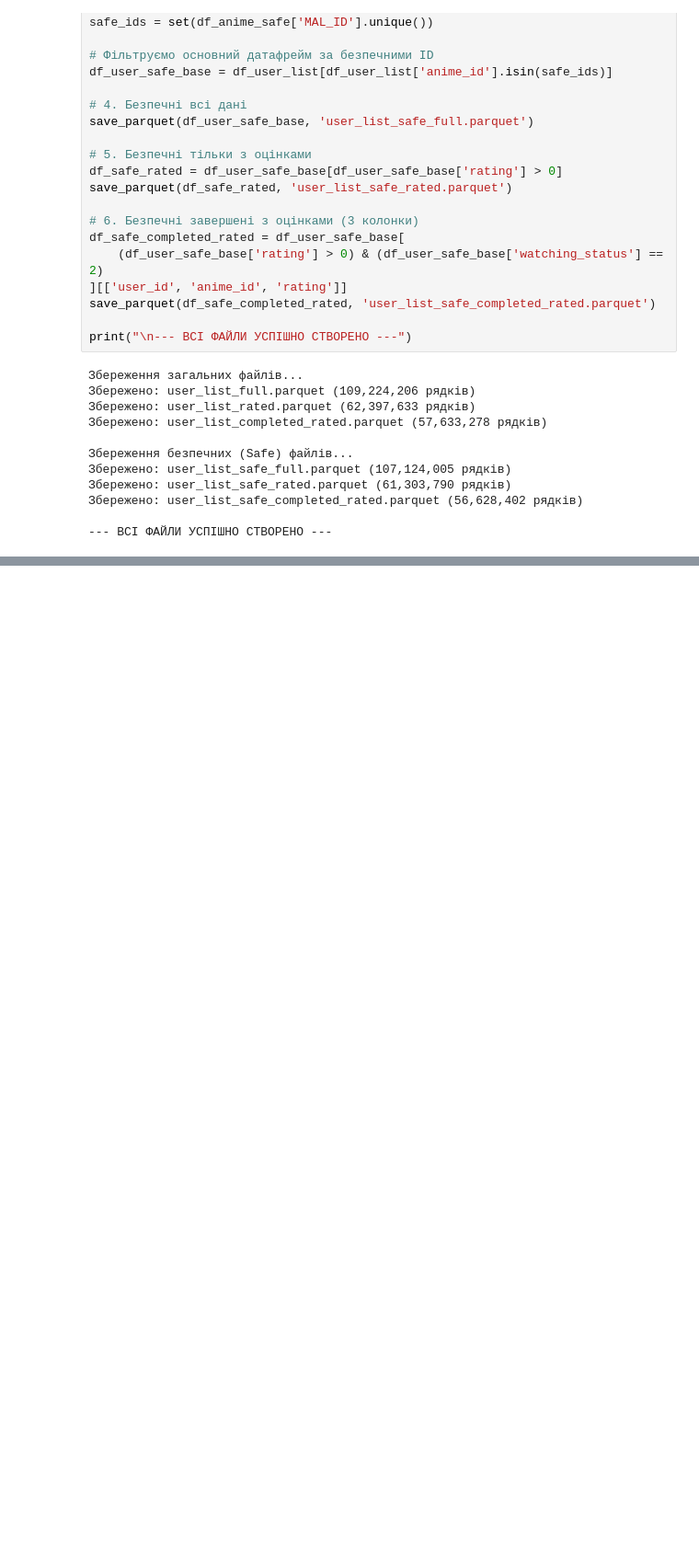
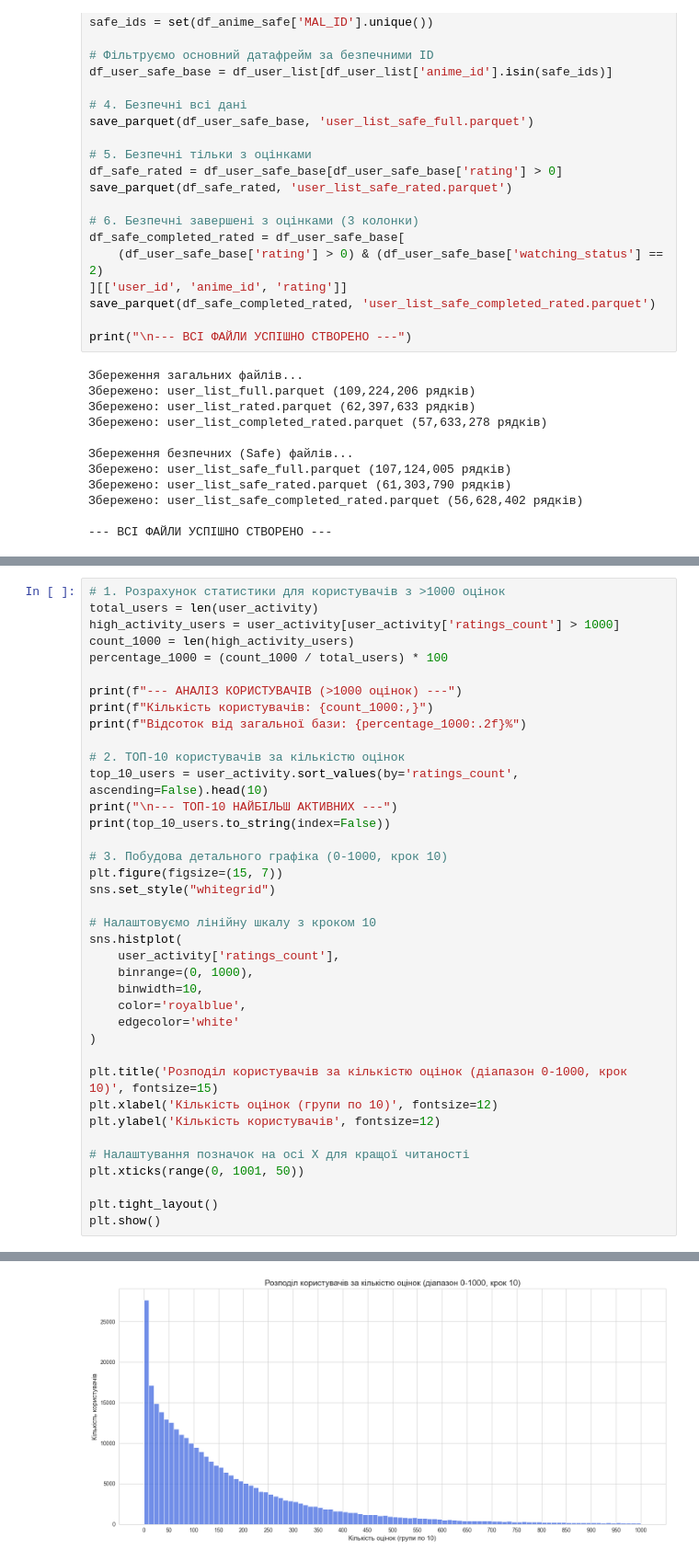
Before and after one commit to AntonBubnov/anime-rec-sys-evaluation, a Jupyter notebook: notebooks/02_user_preprocessing.ipynb, the cells around one changed output, grey strips where cells are left out. Shown at 92% size. Cells and saved outputs as stored; diff of their text form; blank space fills up the shorter version.

```diff
--- a/notebooks/02_user_preprocessing.ipynb
+++ b/notebooks/02_user_preprocessing.ipynb
@@ -505,0 +592,39 @@ print("\n--- ВСІ ФАЙЛИ УСПІШНО СТВОРЕНО ---")
+# %%
+# 1. Розрахунок статистики для користувачів з >1000 оцінок
+total_users = len(user_activity)
+high_activity_users = user_activity[user_activity['ratings_count'] > 1000]
+count_1000 = len(high_activity_users)
+percentage_1000 = (count_1000 / total_users) * 100
+
+print(f"--- АНАЛІЗ КОРИСТУВАЧІВ (>1000 оцінок) ---")
+print(f"Кількість користувачів: {count_1000:,}")
+print(f"Відсоток від загальної бази: {percentage_1000:.2f}%")
+
+# 2. ТОП-10 користувачів за кількістю оцінок
+top_10_users = user_activity.sort_values(by='ratings_count', ascending=False).head(10)
+print("\n--- ТОП-10 НАЙБІЛЬШ АКТИВНИХ ---")
+print(top_10_users.to_string(index=False))
+
+# 3. Побудова детального графіка (0-1000, крок 10)
+plt.figure(figsize=(15, 7))
+sns.set_style("whitegrid")
+
+# Налаштовуємо лінійну шкалу з кроком 10
+sns.histplot(
+    user_activity['ratings_count'],
+    binrange=(0, 1000),
+    binwidth=10,
+    color='royalblue',
+    edgecolor='white'
+)
+
+plt.title('Розподіл користувачів за кількістю оцінок (діапазон 0-1000, крок 10)', fontsize=15)
+plt.xlabel('Кількість оцінок (групи по 10)', fontsize=12)
+plt.ylabel('Кількість користувачів', fontsize=12)
+
+# Налаштування позначок на осі X для кращої читаності
+plt.xticks(range(0, 1001, 50))
+
+plt.tight_layout()
+plt.show()
+# %% [output]
@@ -505,0 +647 @@ print("\n--- ВСІ ФАЙЛИ УСПІШНО СТВОРЕНО ---")
+[figure, added]
```
Also changed, not shown: parts of 10 cells of this notebook.
